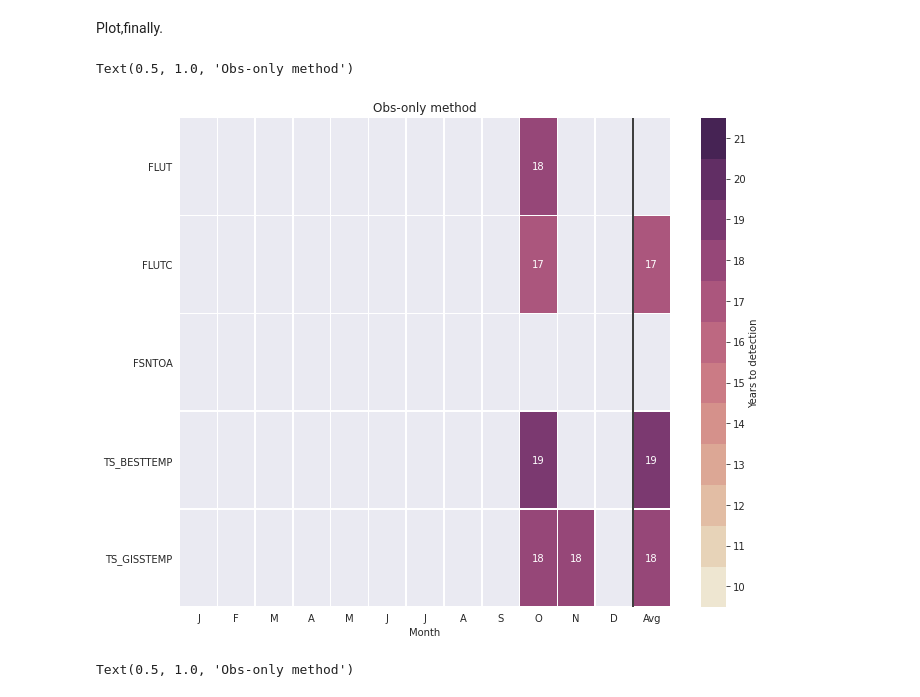
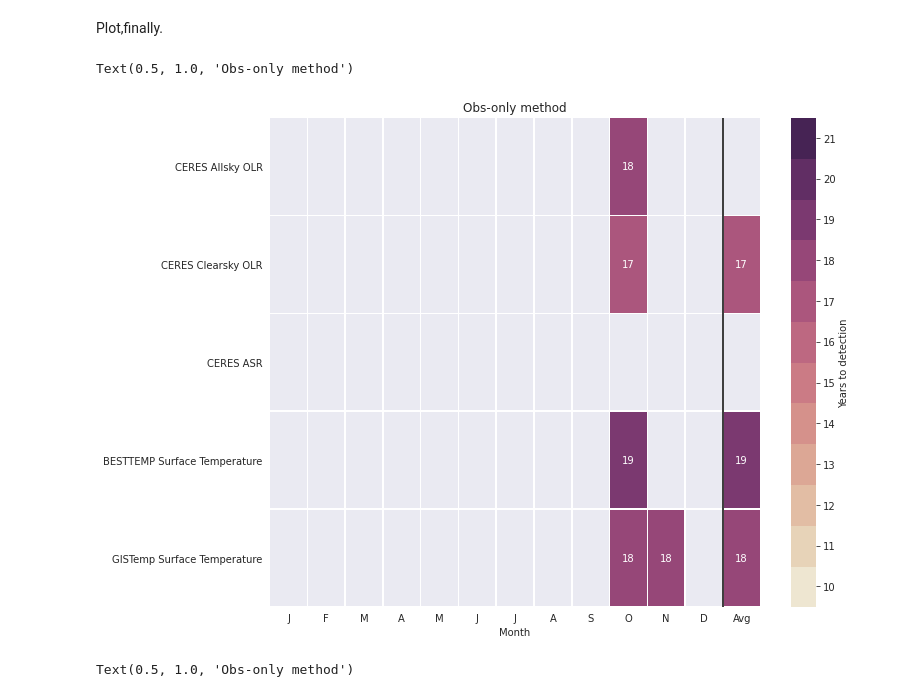
Before and after one commit to jshaw35/spectral_ice, a Jupyter notebook: trend_uncertainty/detectiontime_obsonly.ipynb, the cells around one changed output. Cells and saved outputs as stored; diff of their text form; code cells hidden in the pictures.

```diff
--- a/trend_uncertainty/detectiontime_obsonly.ipynb
+++ b/trend_uncertainty/detectiontime_obsonly.ipynb
@@ -1260,22 +1260,22 @@ Plot,finally.
 # %%
 emerge_comp_fig,emerge_comp_axs = plt.subplots(1,1,figsize=(11,9))
 
 palette = sns.cubehelix_palette(n_colors=12,start=0,rot=0.5,gamma=1,hue=1,light=0.9,dark=0.2)
 
 sns.set_style('darkgrid') # ,{"grid.color": ".2", "grid.linestyle": ":"}
 
 out = sns.heatmap(detect_test_monthly_obs['detection'],annot=True,vmin=9.5,vmax=21.5,linewidths=.5,
                   cbar_kws={'label': 'Years to detection','ticks':np.arange(10,22,1),},ax=emerge_comp_axs,cbar=True,cmap=palette) # fmt="s" np.arange(10.5,22,11/12)
 
-# ylabels = ['CERES FLUT','CERES FLUTC','CERES FSNTOA','BESTTEMP','GISSTEMP']
-ylabels = list(detect_test_monthly_obs.variable.values)
+ylabels = ['CERES Allsky OLR','CERES Clearsky OLR','CERES ASR','BESTTEMP Surface Temperature','GISTemp Surface Temperature']
+# ylabels = list(detect_test_monthly_obs.variable.values)
 
 out.set_xlabel('Month')
 __ = out.set_xticklabels(['J','F','M','A','M','J','J','A','S','O','N','D','Avg'])
 __ = out.set_yticklabels(ylabels,rotation=0)
 
 emerge_comp_axs.vlines(12,ymin=0,ymax=5,color='black',linestyle='solid')
 emerge_comp_axs.set_title('Obs-only method')
 # %% [output]
 Text(0.5, 1.0, 'Obs-only method')
-[figure, old version]
+[figure, new version]
```
Also changed, not shown: parts of 2 cells of this notebook, 1 other file.
